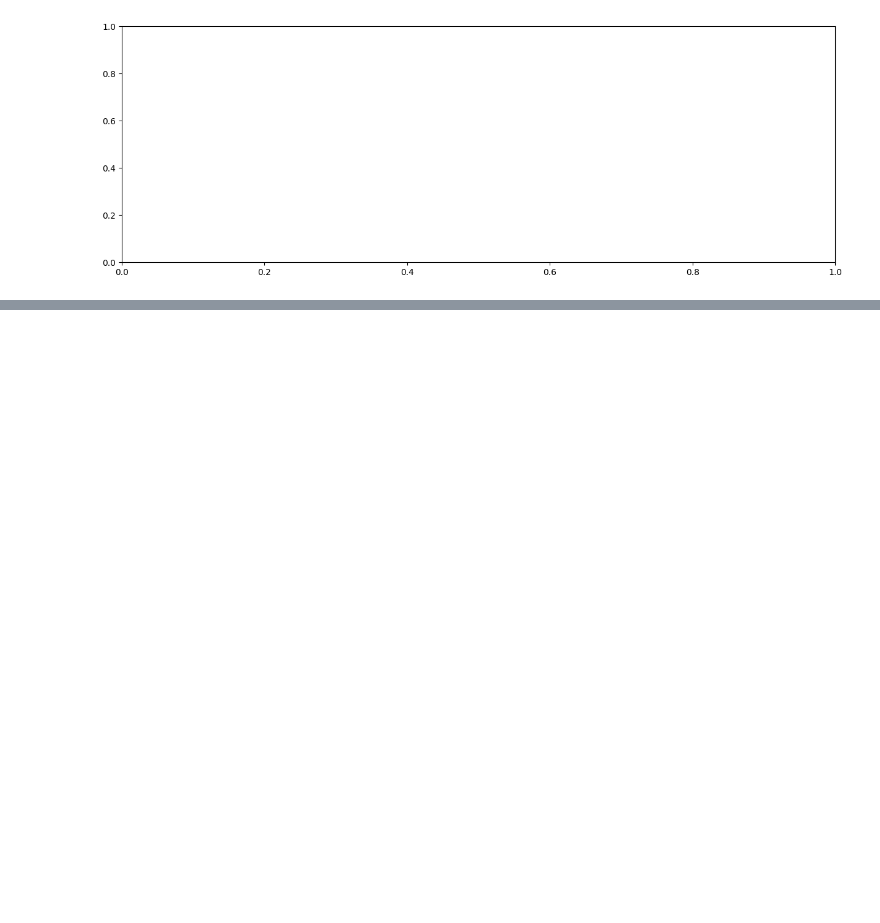
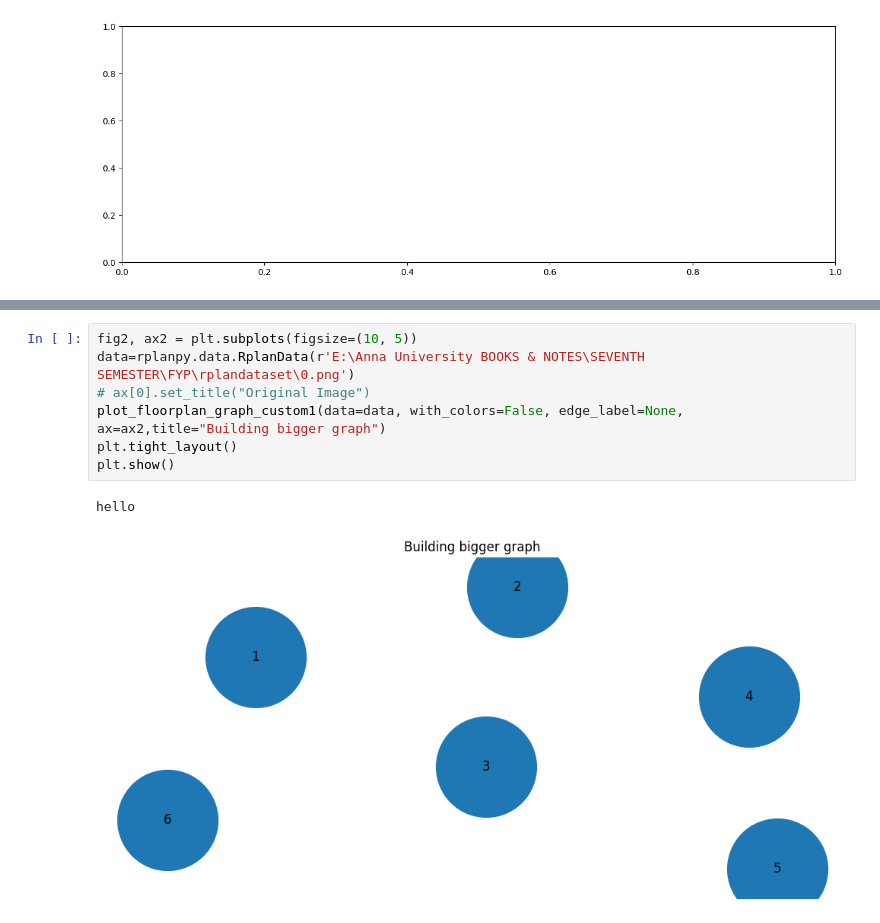
Before and after one commit to visa-boys/Phase1, a Jupyter notebook: Color_Blots.ipynb, the cells around one changed output, grey strips where cells are left out. Saved outputs shown, nothing was run; the diff lists cells and outputs as text; blank space fills up the shorter version.

Commit message:
No Edges All Blue Nodes

```diff
--- a/Color_Blots.ipynb
+++ b/Color_Blots.ipynb
@@ -284,0 +372,10 @@ plt.show()
+# %%
+fig2, ax2 = plt.subplots(figsize=(10, 5))
+data=rplanpy.data.RplanData(r'E:\Anna University BOOKS & NOTES\SEVENTH SEMESTER\FYP\rplandataset\0.png')
+# ax[0].set_title("Original Image")
+plot_floorplan_graph_custom1(data=data, with_colors=False, edge_label=None, ax=ax2,title="Building bigger graph")
+plt.tight_layout()
+plt.show()
+# %% [output]
+hello
+[figure, added]
```
Also changed, not shown: parts of 5 cells of this notebook.
